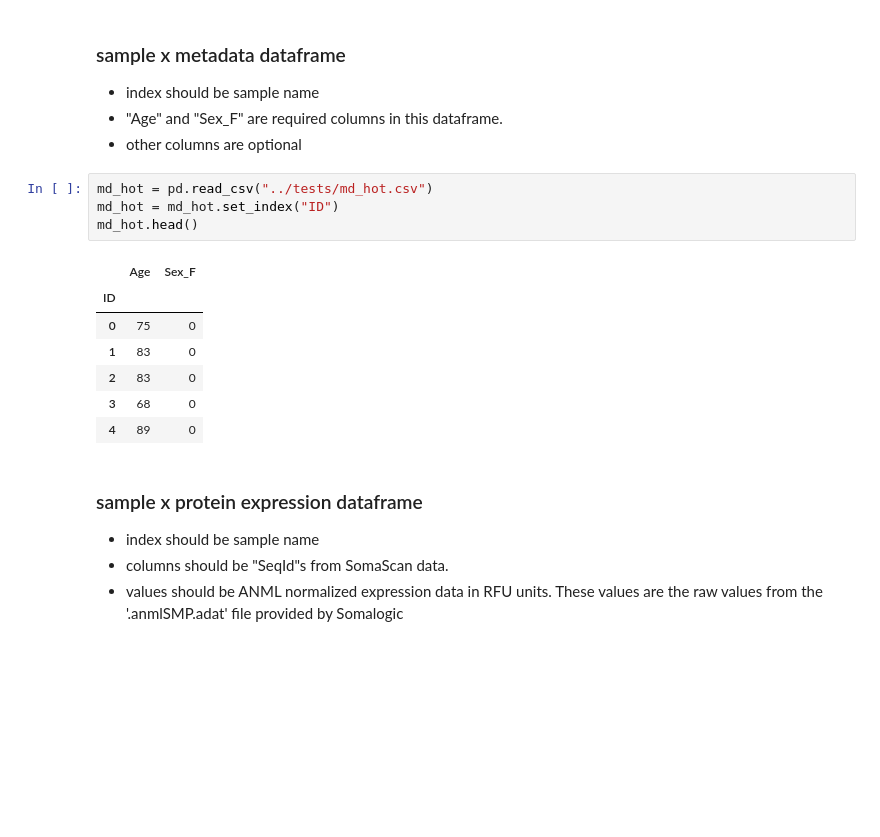
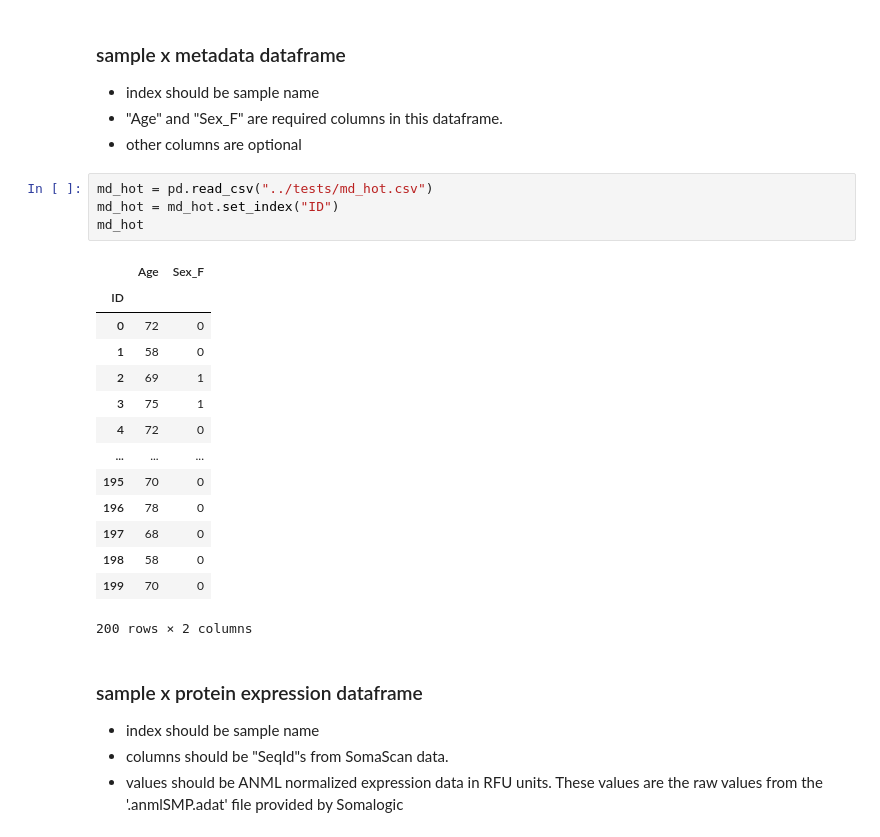
Before and after one commit to hamiltonoh/organage, a Jupyter notebook: docs/example.ipynb, the cells around one changed output. Cells and saved outputs as stored; diff of their text form; blank space fills up the shorter version.

```diff
--- a/docs/example.ipynb
+++ b/docs/example.ipynb
@@ -22,15 +22,22 @@ import numpy as np
 # %%
 md_hot = pd.read_csv("../tests/md_hot.csv")
 md_hot = md_hot.set_index("ID")
-md_hot.head()
+md_hot
 # %% [output]
 |  | Age | Sex_F |
 | ID |  |  |
-| 0 | 75 | 0 |
-| 1 | 83 | 0 |
-| 2 | 83 | 0 |
-| 3 | 68 | 0 |
-| 4 | 89 | 0 |
+| 0 | 72 | 0 |
+| 1 | 58 | 0 |
+| 2 | 69 | 1 |
+| 3 | 75 | 1 |
+| 4 | 72 | 0 |
+| ... | ... | ... |
+| 195 | 70 | 0 |
+| 196 | 78 | 0 |
+| 197 | 68 | 0 |
+| 198 | 58 | 0 |
+| 199 | 70 | 0 |
+200 rows × 2 columns
 # %% [markdown]
 ### sample x protein expression dataframe
 - index should be sample name
```
Also changed, not shown: parts of 8 cells of this notebook, 3 other files.
